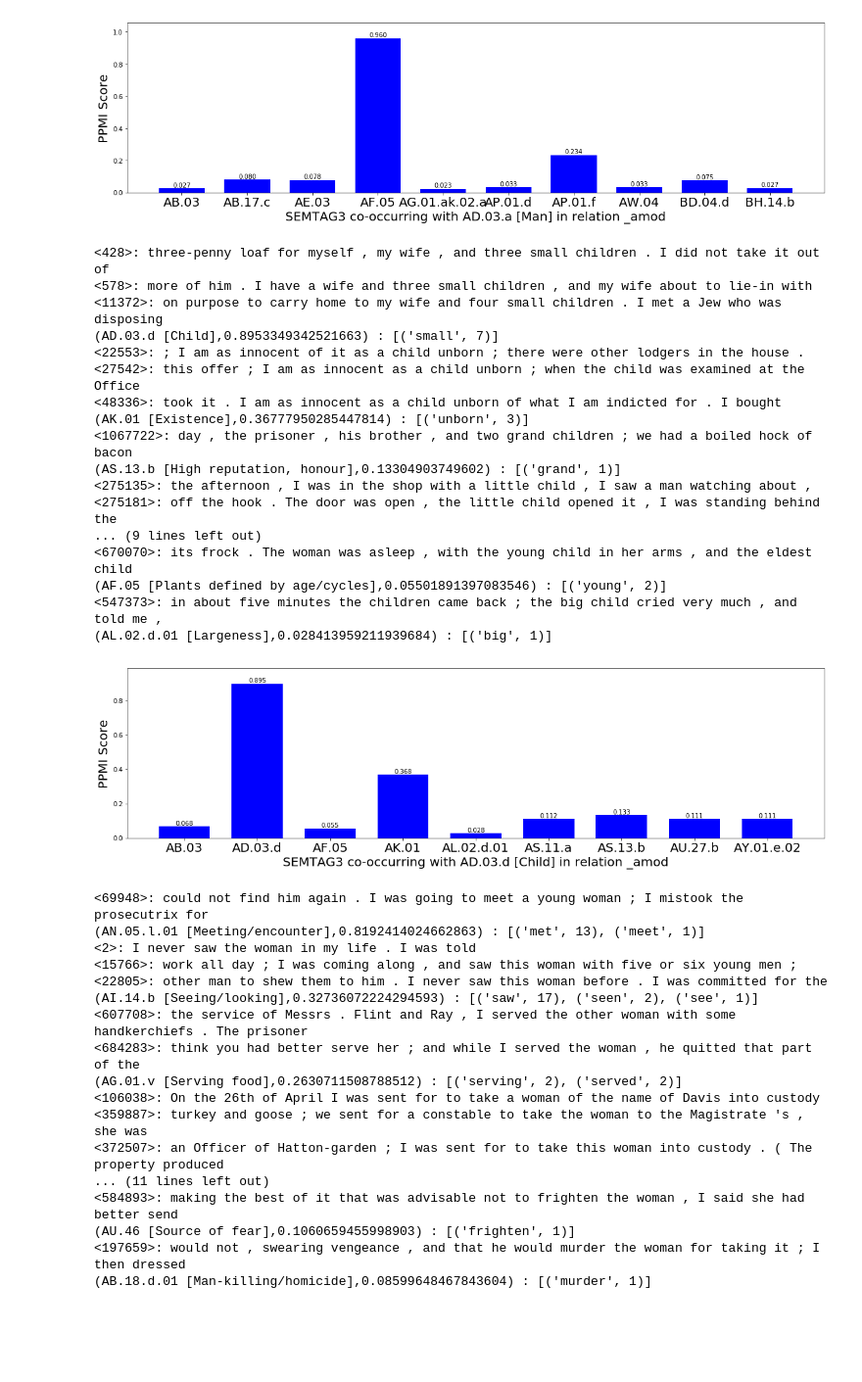
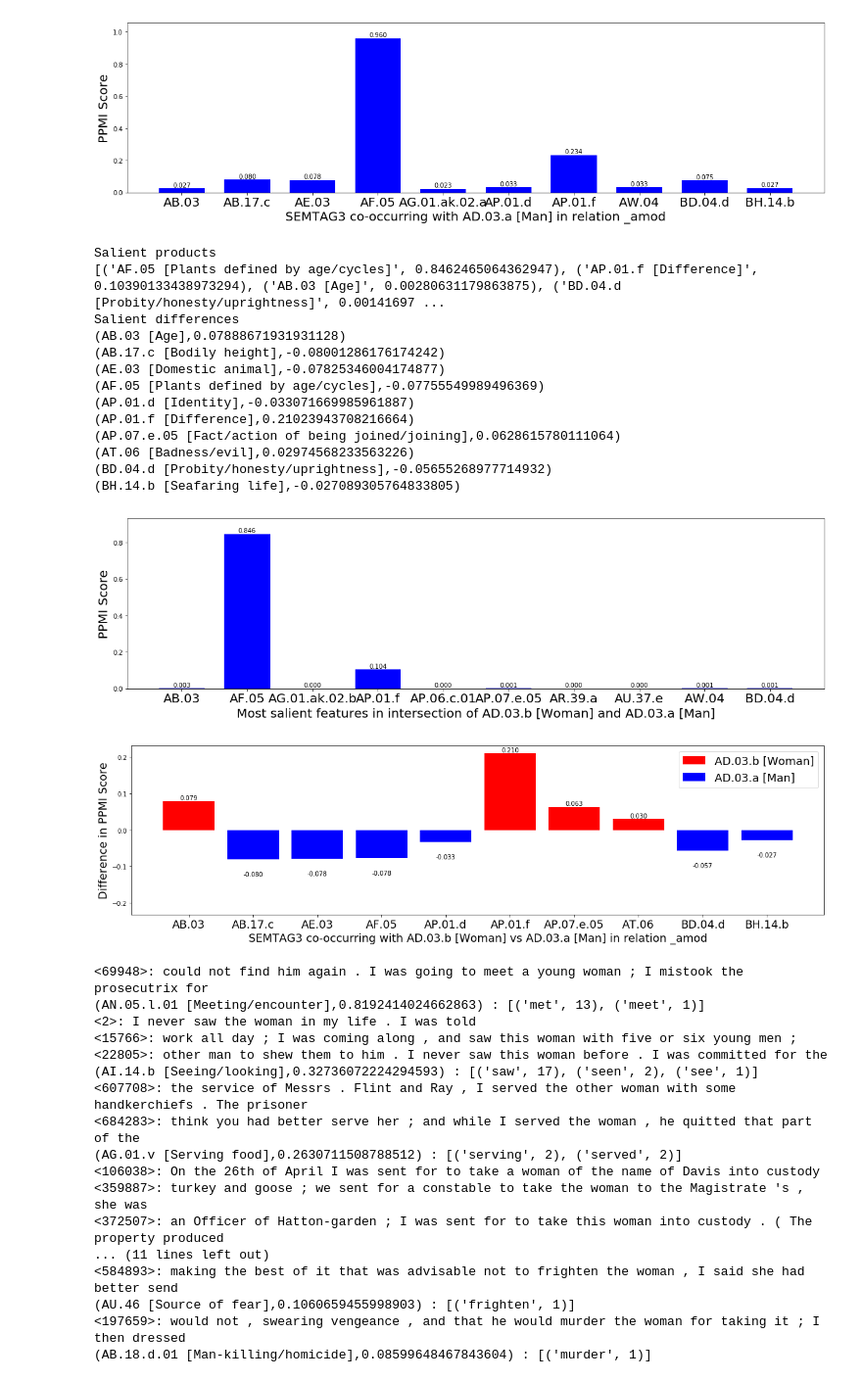
Before and after one commit to julieweeds/samdist, a Jupyter notebook: SamuelsViewer-males.ipynb, the cells around one changed output. Shown at 98% size. Saved outputs shown, nothing was run; the diff lists cells and outputs as text; code cells hidden in the pictures; blank space fills up the shorter version.

Commit message:
visualisation similarity scores

```diff
--- a/SamuelsViewer-males.ipynb
+++ b/SamuelsViewer-males.ipynb
@@ -212,27 +212,24 @@ m=mnonl.get_top_features('AD.03.a',rel='_amod',displaygraph=True)
 <456640>: ; he solicited for the parcel , saying that a drunken man had thrown it over my pales ; I
 (AG.01.ak.02.a [Excess in drinking],0.023222401013265535) : [('drunken', 5), ('jolly', 1)]
 [figure]
-# %%
-c=mnonl.get_top_features('AD.03.d',rel='_amod',cutoff=10,displaygraph=True)
-# %% [output]
-<428>: three-penny loaf for myself , my wife , and three small children . I did not take it out of
-<578>: more of him . I have a wife and three small children , and my wife about to lie-in with
-<11372>: on purpose to carry home to my wife and four small children . I met a Jew who was disposing
-(AD.03.d [Child],0.8953349342521663) : [('small', 7)]
-<22553>: ; I am as innocent of it as a child unborn ; there were other lodgers in the house .
-<27542>: this offer ; I am as innocent as a child unborn ; when the child was examined at the Office
-<48336>: took it . I am as innocent as a child unborn of what I am indicted for . I bought
-(AK.01 [Existence],0.36777950285447814) : [('unborn', 3)]
-<1067722>: day , the prisoner , his brother , and two grand children ; we had a boiled hock of bacon
-(AS.13.b [High reputation, honour],0.13304903749602) : [('grand', 1)]
-<275135>: the afternoon , I was in the shop with a little child , I saw a man watching about ,
-<275181>: off the hook . The door was open , the little child opened it , I was standing behind the
-... (9 lines left out)
-<670070>: its frock . The woman was asleep , with the young child in her arms , and the eldest child
-(AF.05 [Plants defined by age/cycles],0.05501891397083546) : [('young', 2)]
-<547373>: in about five minutes the children came back ; the big child cried very much , and told me ,
-(AL.02.d.01 [Largeness],0.028413959211939684) : [('big', 1)]
-[figure, removed]
+# %%
+diff=mnonl.compare_features(['AD.03.b','AD.03.a'],rel='_amod')
+# %% [output]
+Salient products
+[('AF.05 [Plants defined by age/cycles]', 0.8462465064362947), ('AP.01.f [Difference]', 0.10390133438973294), ('AB.03 [Age]', 0.00280631179863875), ('BD.04.d [Probity/honesty/uprightness]', 0.00141697 ...
+Salient differences
+(AB.03 [Age],0.07888671931931128)
+(AB.17.c [Bodily height],-0.08001286176174242)
+(AE.03 [Domestic animal],-0.07825346004174877)
+(AF.05 [Plants defined by age/cycles],-0.07755549989496369)
+(AP.01.d [Identity],-0.033071669985961887)
+(AP.01.f [Difference],0.21023943708216664)
+(AP.07.e.05 [Fact/action of being joined/joining],0.0628615780111064)
+(AT.06 [Badness/evil],0.02974568233563226)
+(BD.04.d [Probity/honesty/uprightness],-0.05655268977714932)
+(BH.14.b [Seafaring life],-0.027089305764833805)
+[figure, added]
+[figure, added]
 # %%
 w=mnonl.get_top_features('AD.03.b',rel='dobj',displaygraph=True)
 # %% [output]
```
Also changed, not shown: parts of 6 cells of this notebook, 2 other files.
